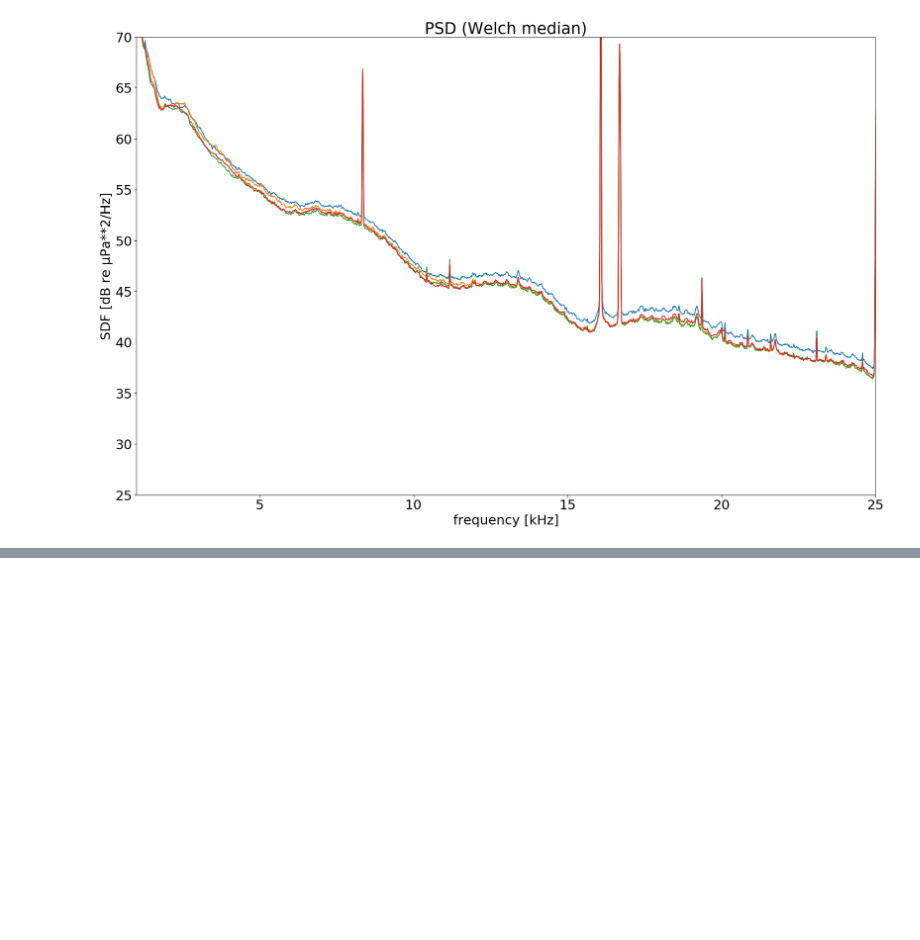
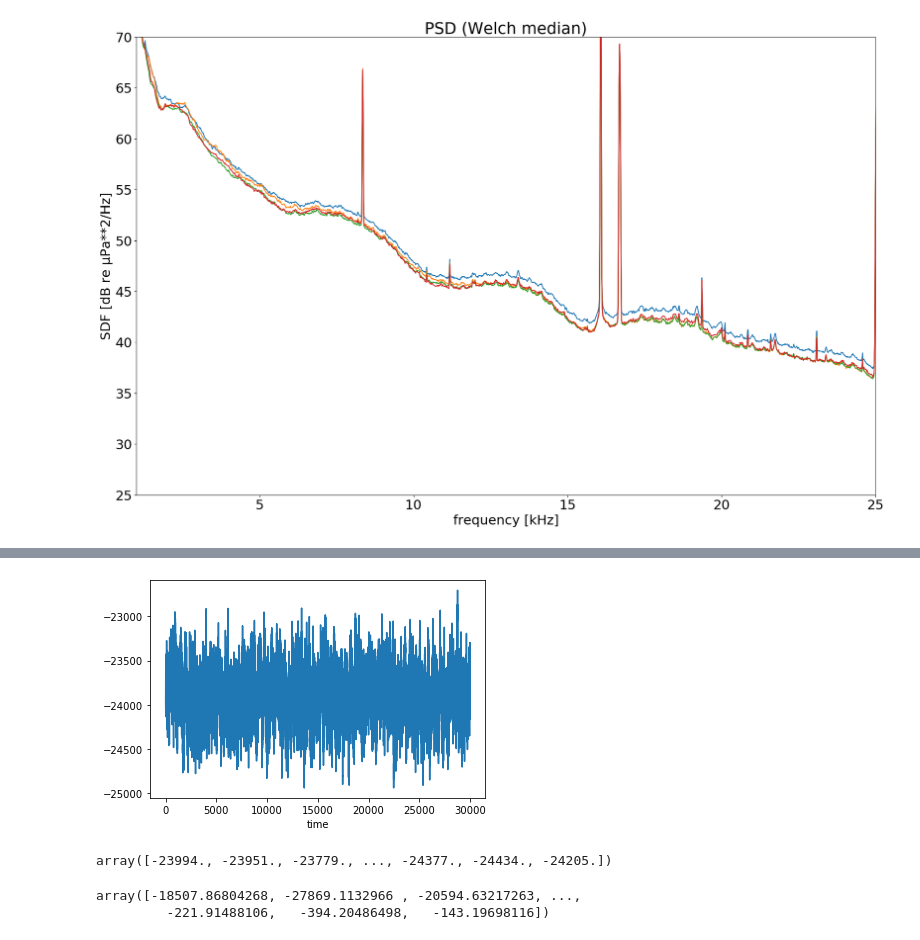
Before and after one commit to Ocean-Data-Lab/ooipy, a Jupyter notebook: demo.ipynb, the cells around one changed output, grey strips where cells are left out. Cells and saved outputs as stored; diff of their text form; code cells hidden in the pictures; blank space fills up the shorter version.

```diff
--- a/demo.ipynb
+++ b/demo.ipynb
@@ -107,0 +156,12 @@ plt.show()
+# %%
+import numpy as np
+from matplotlib import pyplot as plt
+import datetime
+import ooi_data_processing_library as ooilib
+from obspy import read,Stream, Trace
+from obspy.core import UTCDateTime
+
+# get 5 minutes of acoustic data from OOI server
+start_time = datetime.datetime(2016,10,6,0,0,0) # time of first sample
+end_time = datetime.datetime(2016,10,6,0,5,0) # time of last sample
+url_list = ooilib._web_crawler_noise(start_time.strftime("/%Y/%m/%d/"), '/PC01A')
@@ -107,0 +178,5 @@ plt.show()
+# %%
+st1 = read(url_list[0], apply_calib=True)
+st2 = read(url_list[1], apply_calib=True)
+st_all = st1 + st2
+st_all.merge(fill_value ='interpolate',method=1)
@@ -107,0 +216,11 @@ plt.show()
+# %%
+st_all = st_all.split()
+plt.plot(st_all[0].data[0:30000])
+plt.xlabel("time")
+plt.show()
+# %% [output]
+[figure, added]
+# %%
+st_all[0].data
+# %% [output]
+array([-23994., -23951., -23779., ..., -24377., -24434., -24205.])
@@ -107,0 +229,5 @@ plt.show()
+# %%
+st_all[0].data
+# %% [output]
+array([-18507.86804268, -27869.1132966 , -20594.63217263, ...,
+         -221.91488106,   -394.20486498,   -143.19698116])
```
Also changed, not shown: parts of 10 cells of this notebook, 1 other file.
